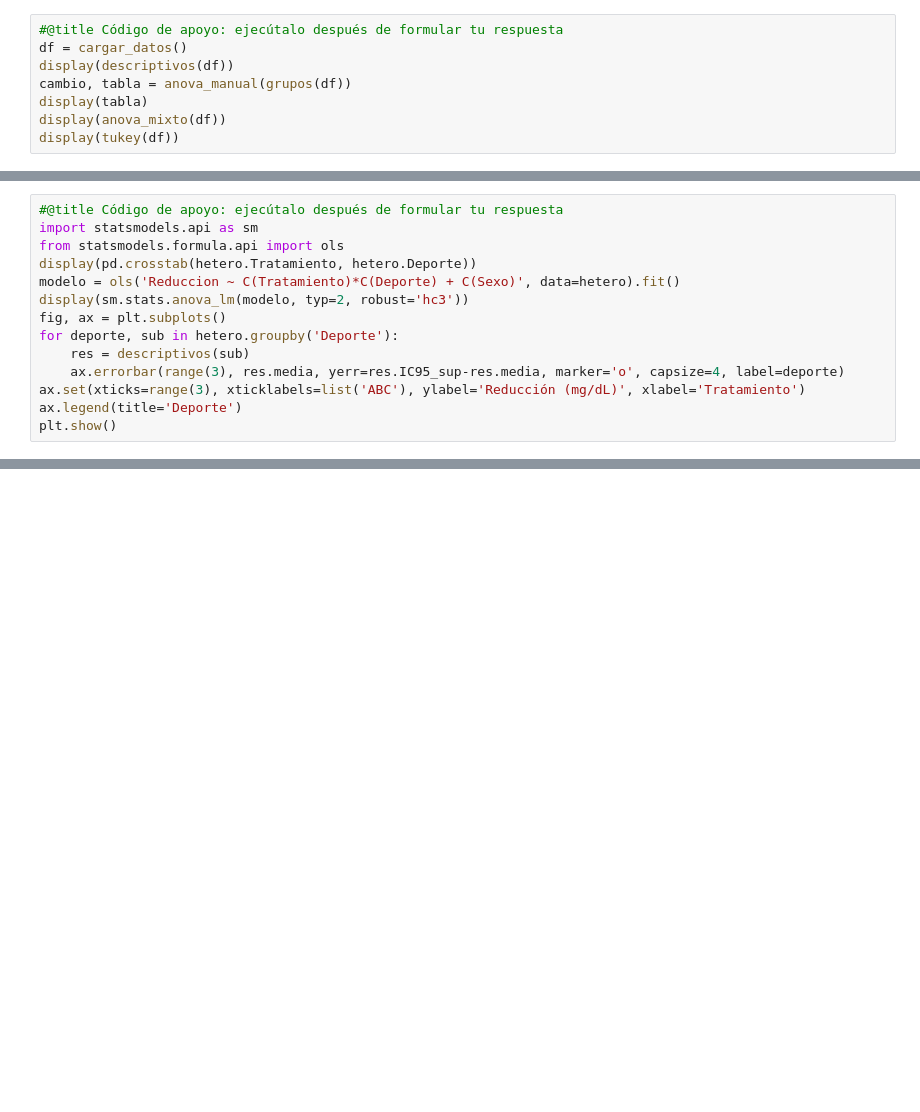
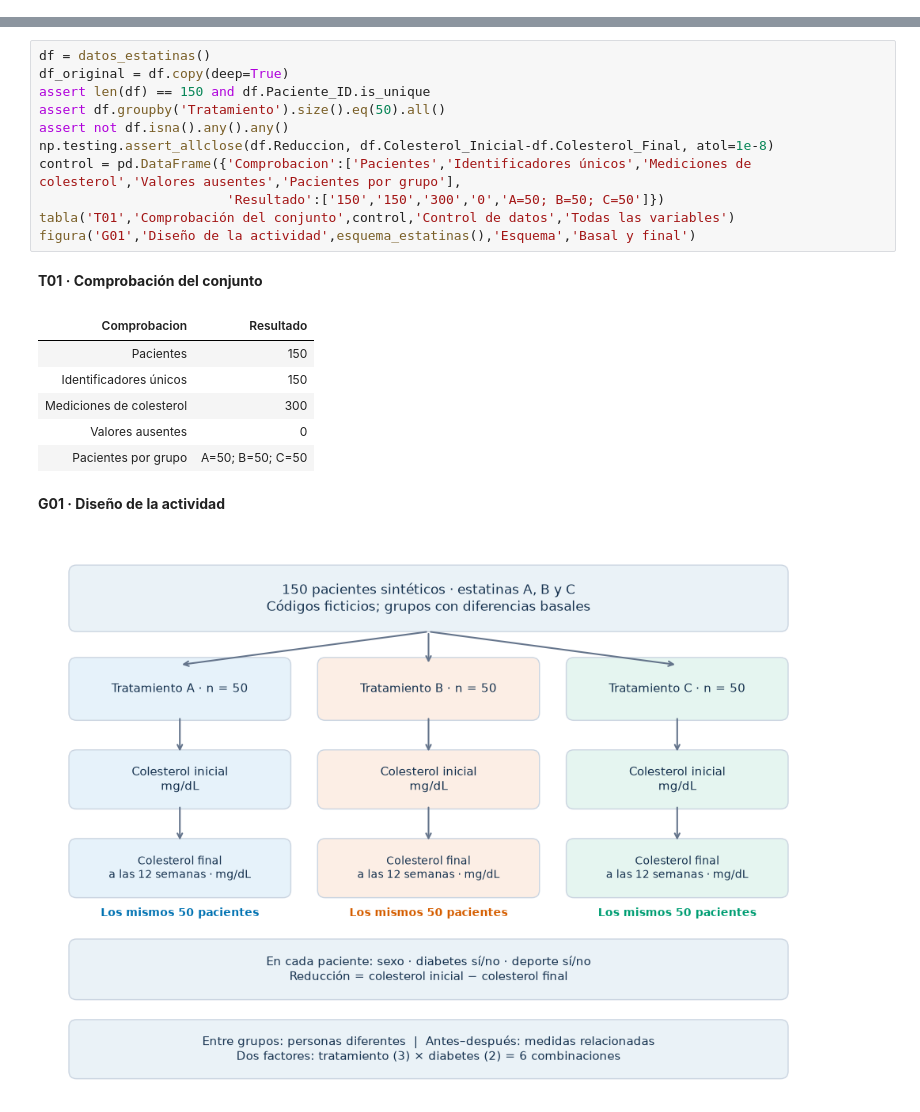
Before and after one commit to mlacasa/EstadisticaQ2, a Jupyter notebook: Actividad1_2026.ipynb, the cells around one changed output, grey strips where cells are left out. Drawn from its saved outputs; the diff is of its cells as text; blank space fills up the shorter version.

```diff
--- a/Actividad1_2026.ipynb
+++ b/Actividad1_2026.ipynb
@@ -190,8 +0,0 @@ p≥0,05 en una prueba basal no demuestra equivalencia.
-# %%
-#@title Código de apoyo: ejecútalo después de formular tu respuesta
-df = cargar_datos()
-display(descriptivos(df))
-cambio, tabla = anova_manual(grupos(df))
-display(tabla)
-display(anova_mixto(df))
-display(tukey(df))
@@ -233,14 +0,0 @@ La interacción es una pregunta exploratoria, no una conclusión deducida del di
-# %%
-#@title Código de apoyo: ejecútalo después de formular tu respuesta
-import statsmodels.api as sm
-from statsmodels.formula.api import ols
-display(pd.crosstab(hetero.Tratamiento, hetero.Deporte))
-modelo = ols('Reduccion ~ C(Tratamiento)*C(Deporte) + C(Sexo)', data=hetero).fit()
-display(sm.stats.anova_lm(modelo, typ=2, robust='hc3'))
-fig, ax = plt.subplots()
-for deporte, sub in hetero.groupby('Deporte'):
-    res = descriptivos(sub)
-    ax.errorbar(range(3), res.media, yerr=res.IC95_sup-res.media, marker='o', capsize=4, label=deporte)
-ax.set(xticks=range(3), xticklabels=list('ABC'), ylabel='Reducción (mg/dL)', xlabel='Tratamiento')
-ax.legend(title='Deporte')
-plt.show()
@@ -290,0 +614,21 @@ el código ejecutado como tu razonamiento; una captura del p-valor no basta.
+# %%
+df = datos_estatinas()
+df_original = df.copy(deep=True)
+assert len(df) == 150 and df.Paciente_ID.is_unique
+assert df.groupby('Tratamiento').size().eq(50).all()
+assert not df.isna().any().any()
+np.testing.assert_allclose(df.Reduccion, df.Colesterol_Inicial-df.Colesterol_Final, atol=1e-8)
+control = pd.DataFrame({'Comprobacion':['Pacientes','Identificadores únicos','Mediciones de colesterol','Valores ausentes','Pacientes por grupo'],
+                        'Resultado':['150','150','300','0','A=50; B=50; C=50']})
+tabla('T01','Comprobación del conjunto',control,'Control de datos','Todas las variables')
+figura('G01','Diseño de la actividad',esquema_estatinas(),'Esquema','Basal y final')
+# %% [output]
+**T01 · Comprobación del conjunto**
+| Comprobacion | Resultado |
+| Pacientes | 150 |
+| Identificadores únicos | 150 |
+| Mediciones de colesterol | 300 |
+| Valores ausentes | 0 |
+| Pacientes por grupo | A=50; B=50; C=50 |
+**G01 · Diseño de la actividad**
+[figure, added]
```
Also changed, not shown: parts of 53 cells of this notebook.
